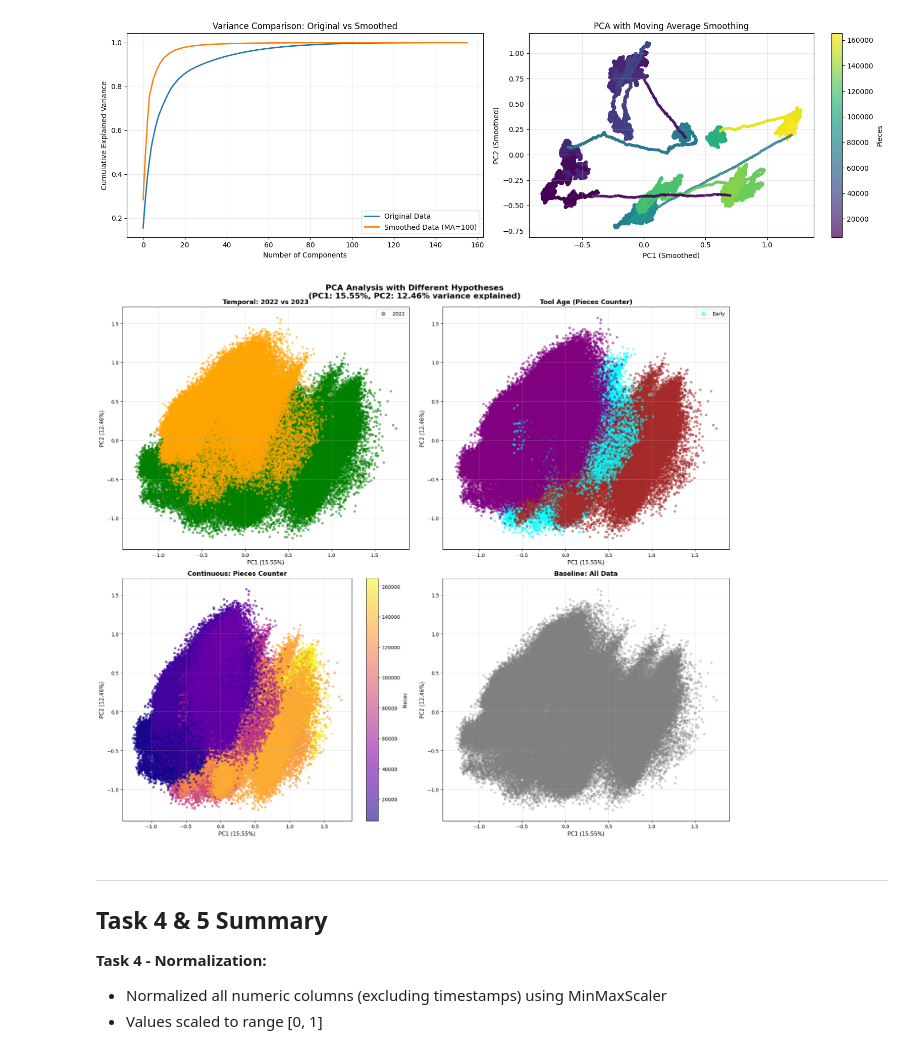
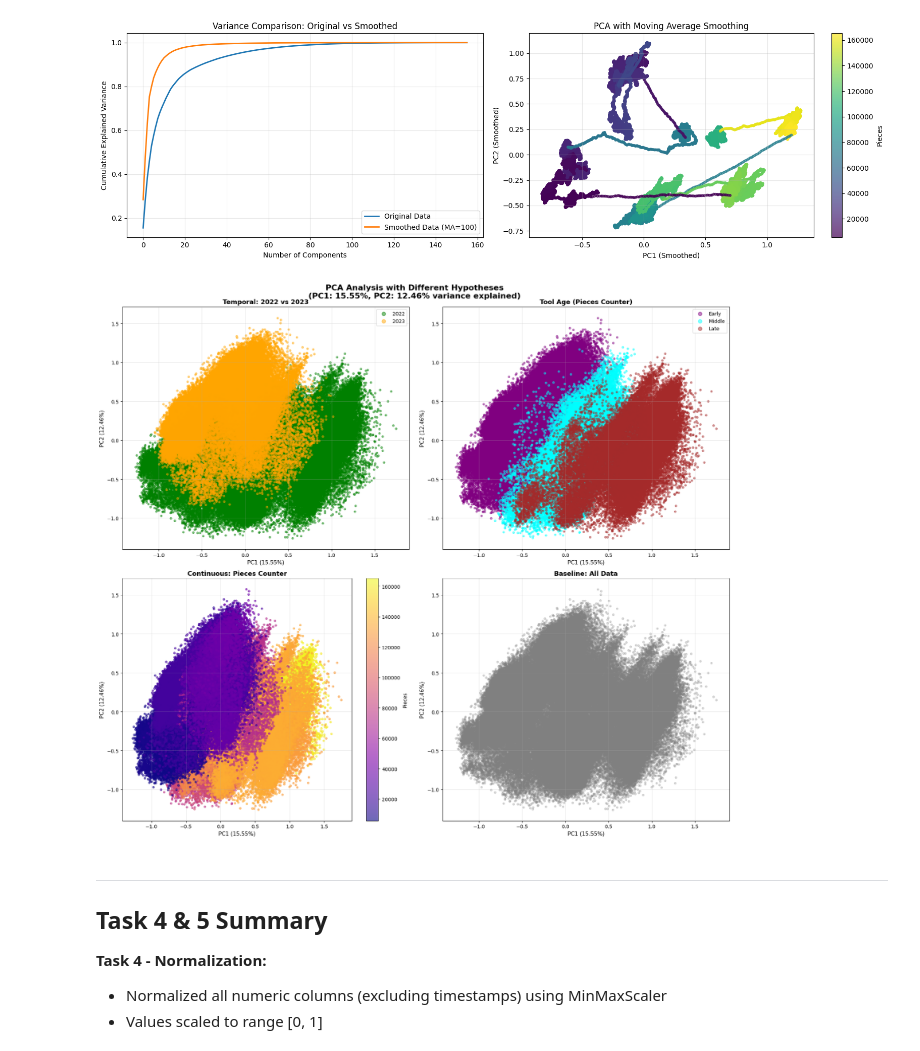
Before and after one commit to preetdhanani/PMCM, a Jupyter notebook: Lab Session #1-20251103/PMCM_Lab_Analysis.ipynb, the cells around one changed output. Drawn from its saved outputs; the diff is of its cells as text; code cells hidden in the pictures.

Commit message:
Updated the legends for the scatter plots

```diff
--- a/Lab Session #1-20251103/PMCM_Lab_Analysis.ipynb
+++ b/Lab Session #1-20251103/PMCM_Lab_Analysis.ipynb
@@ -507,49 +507,53 @@ fig.suptitle(f'PCA Analysis with Different Hypotheses\n(PC1: {pca.explained_vari
 
 # Plot 1: By Year (2022 vs 2023)
 ax1 = axes[0, 0]
-colors_year = ['green' if x == 0 else 'orange' for x in df_pca['is_2023']]
-ax1.scatter(df_pca['PC1'], df_pca['PC2'], c=colors_year, alpha=0.5, s=15)
+df_2022 = df_pca[df_pca['is_2023'] == 0]
+df_2023 = df_pca[df_pca['is_2023'] == 1]
+ax1.scatter(df_2022['PC1'], df_2022['PC2'], c='green', alpha=0.5, s=15, label='2022')
+ax1.scatter(df_2023['PC1'], df_2023['PC2'], c='orange', alpha=0.5, s=15, label='2023')
 ax1.set_xlabel(f'PC1 ({pca.explained_variance_ratio_[0]:.2%})', fontsize=11)
 ax1.set_ylabel(f'PC2 ({pca.explained_variance_ratio_[1]:.2%})', fontsize=11)
 ax1.set_title('Temporal: 2022 vs 2023', fontsize=13, fontweight='bold')
-ax1.legend(['2022', '2023'], markerscale=2, loc='best')
+ax1.legend(markerscale=2, loc='best')
 ax1.grid(True, alpha=0.3)
 
 # Plot 2: By Tool Age
 ax2 = axes[0, 1]
 tool_age_colors = {'Early': 'purple', 'Middle': 'cyan', 'Late': 'brown'}
-colors_tool = [tool_age_colors.get(x, 'gray') for x in df_pca['tool_age_group']]
-ax2.scatter(df_pca['PC1'], df_pca['PC2'], c=colors_tool, alpha=0.5, s=15)
+for age_group, color in tool_age_colors.items():
+    mask = df_pca['tool_age_group'] == age_group
+    ax2.scatter(df_pca.loc[mask, 'PC1'], df_pca.loc[mask, 'PC2'],
+                c=color, alpha=0.5, s=15, label=age_group)
 ax2.set_xlabel(f'PC1 ({pca.explained_variance_ratio_[0]:.2%})', fontsize=11)
 ax2.set_ylabel(f'PC2 ({pca.explained_variance_ratio_[1]:.2%})', fontsize=11)
 ax2.set_title('Tool Age (Pieces Counter)', fontsize=13, fontweight='bold')
-ax2.legend(['Early', 'Middle', 'Late'], markerscale=2, loc='best')
+ax2.legend(markerscale=2, loc='best')
 ax2.grid(True, alpha=0.3)
 
 # Plot 3: Continuous pieces counter
 ax3 = axes[1, 0]
 scatter3 = ax3.scatter(df_pca['PC1'], df_pca['PC2'],
                        c=df_pca['pieces'], cmap='plasma',
                        alpha=0.6, s=15)
 ax3.set_xlabel(f'PC1 ({pca.explained_variance_ratio_[0]:.2%})', fontsize=11)
 ax3.set_ylabel(f'PC2 ({pca.explained_variance_ratio_[1]:.2%})', fontsize=11)
 ax3.set_title('Continuous: Pieces Counter', fontsize=13, fontweight='bold')
 cbar3 = plt.colorbar(scatter3, ax=ax3)
 cbar3.set_label('Pieces', fontsize=10)
 ax3.grid(True, alpha=0.3)
 
 # Plot 4: All data (baseline)
 ax4 = axes[1, 1]
 ax4.scatter(df_pca['PC1'], df_pca['PC2'], c='gray', alpha=0.3, s=15)
 ax4.set_xlabel(f'PC1 ({pca.explained_variance_ratio_[0]:.2%})', fontsize=11)
 ax4.set_ylabel(f'PC2 ({pca.explained_variance_ratio_[1]:.2%})', fontsize=11)
 ax4.set_title('Baseline: All Data', fontsize=13, fontweight='bold')
 ax4.grid(True, alpha=0.3)
 
 plt.tight_layout()
 plt.show()
 # %% [output]
-[figure, old version]
+[figure, new version]
 # %% [markdown]
 ---
 
```
